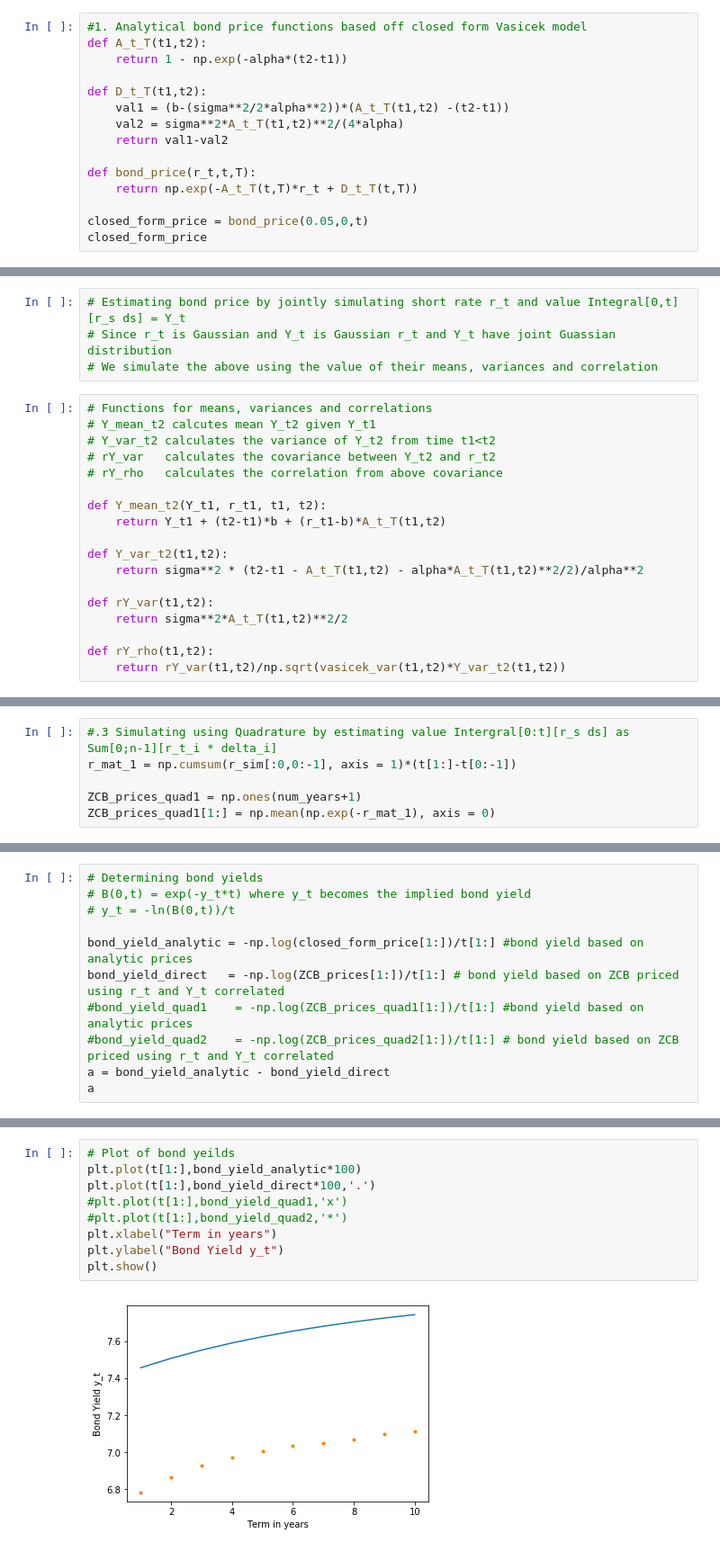
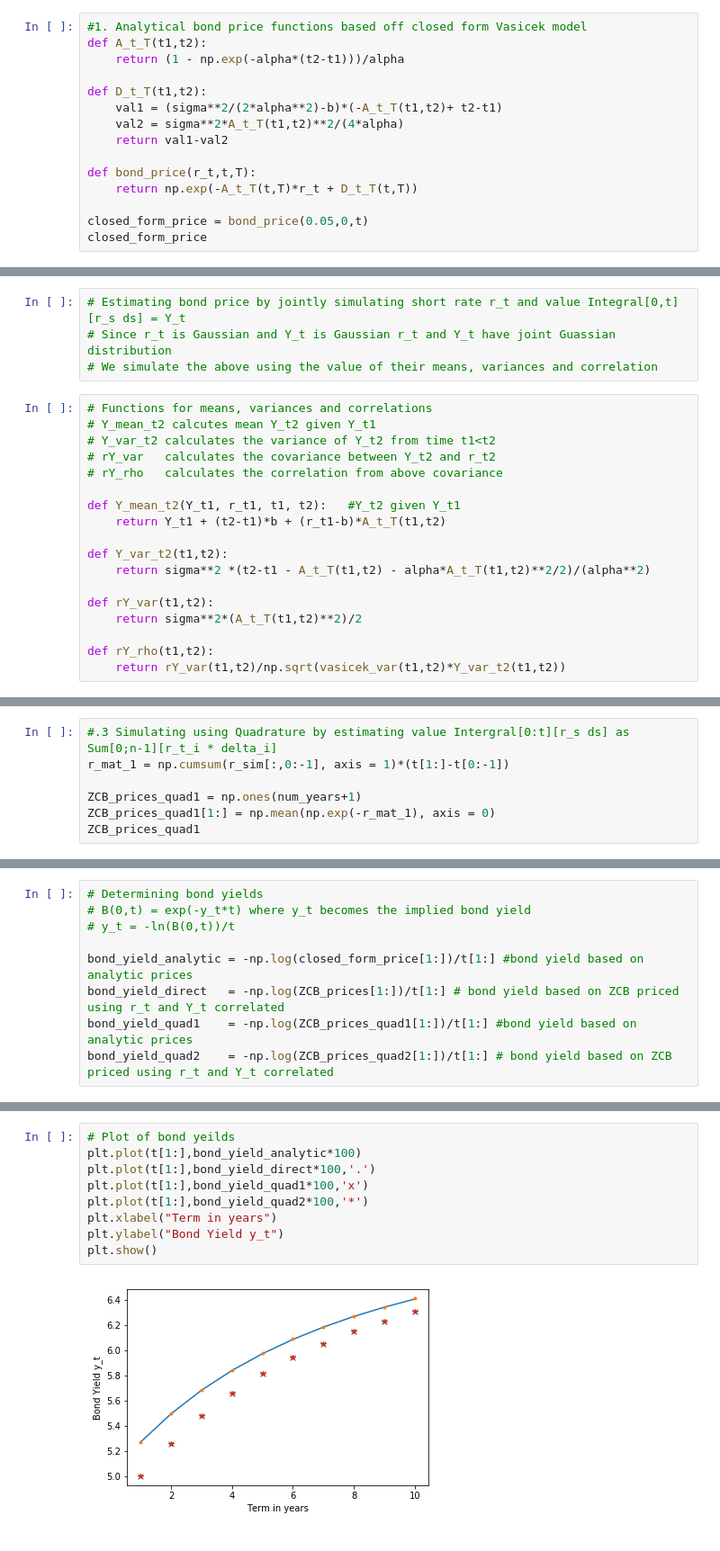
Before and after one commit to StephanKalika/Interest_Rate_Modelling, a Jupyter notebook: Pricing_Zero_Coupon_Bond.ipynb, the cells around one changed output, grey strips where cells are left out. Shown at 90% size. Drawn from its saved outputs; the diff is of its cells as text.

Commit message:
zero coupon bond pricing

```diff
--- a/Pricing_Zero_Coupon_Bond.ipynb
+++ b/Pricing_Zero_Coupon_Bond.ipynb
@@ -38,10 +41,10 @@ def vasicek_var(t1,t2):
 # %%
 #1. Analytical bond price functions based off closed form Vasicek model
 def A_t_T(t1,t2):
-    return 1 - np.exp(-alpha*(t2-t1))
+    return (1 - np.exp(-alpha*(t2-t1)))/alpha
 
 def D_t_T(t1,t2):
-    val1 = (b-(sigma**2/2*alpha**2))*(A_t_T(t1,t2) -(t2-t1))
+    val1 = (sigma**2/(2*alpha**2)-b)*(-A_t_T(t1,t2)+ t2-t1)
     val2 = sigma**2*A_t_T(t1,t2)**2/(4*alpha)
     return val1-val2
 
@@ -65,14 +68,14 @@ array([1.        , 0.92813567, 0.86055854, 0.79724637, 0.7381017 ,
 # rY_var   calculates the covariance between Y_t2 and r_t2
 # rY_rho   calculates the correlation from above covariance
 
-def Y_mean_t2(Y_t1, r_t1, t1, t2):
+def Y_mean_t2(Y_t1, r_t1, t1, t2):   #Y_t2 given Y_t1
     return Y_t1 + (t2-t1)*b + (r_t1-b)*A_t_T(t1,t2)
 
 def Y_var_t2(t1,t2):
-    return sigma**2 * (t2-t1 - A_t_T(t1,t2) - alpha*A_t_T(t1,t2)**2/2)/alpha**2
+    return sigma**2 *(t2-t1 - A_t_T(t1,t2) - alpha*A_t_T(t1,t2)**2/2)/(alpha**2)
 
 def rY_var(t1,t2):
-    return sigma**2*A_t_T(t1,t2)**2/2
+    return sigma**2*(A_t_T(t1,t2)**2)/2
 
 def rY_rho(t1,t2):
     return rY_var(t1,t2)/np.sqrt(vasicek_var(t1,t2)*Y_var_t2(t1,t2))
@@ -107,7 +110,8 @@ array([1.        , 0.93442602, 0.87174026, 0.81234737, 0.75662461,
 # %%
 #.3 Simulating using Quadrature by estimating value Intergral[0:t][r_s ds] as Sum[0;n-1][r_t_i * delta_i]
-r_mat_1 = np.cumsum(r_sim[:0,0:-1], axis = 1)*(t[1:]-t[0:-1])
+r_mat_1 = np.cumsum(r_sim[:,0:-1], axis = 1)*(t[1:]-t[0:-1])
 
 ZCB_prices_quad1 = np.ones(num_years+1)
 ZCB_prices_quad1[1:] = np.mean(np.exp(-r_mat_1), axis = 0)
+ZCB_prices_quad1
 # %% [output]
@@ -137,7 +148,5 @@ plt.show()
 
 bond_yield_analytic = -np.log(closed_form_price[1:])/t[1:] #bond yield based on analytic prices
 bond_yield_direct   = -np.log(ZCB_prices[1:])/t[1:] # bond yield based on ZCB priced using r_t and Y_t correlated
-#bond_yield_quad1    = -np.log(ZCB_prices_quad1[1:])/t[1:] #bond yield based on analytic prices
-#bond_yield_quad2    = -np.log(ZCB_prices_quad2[1:])/t[1:] # bond yield based on ZCB priced using r_t and Y_t correlated
-a = bond_yield_analytic - bond_yield_direct
-a
+bond_yield_quad1    = -np.log(ZCB_prices_quad1[1:])/t[1:] #bond yield based on analytic prices
+bond_yield_quad2    = -np.log(ZCB_prices_quad2[1:])/t[1:] # bond yield based on ZCB priced using r_t and Y_t correlated
@@ -147,11 +153,11 @@ array([0.00675454, 0.00645493, 0.00625477, 0.0061964 , 0.00620435,
 # %%
 # Plot of bond yeilds
 plt.plot(t[1:],bond_yield_analytic*100)
 plt.plot(t[1:],bond_yield_direct*100,'.')
-#plt.plot(t[1:],bond_yield_quad1,'x')
-#plt.plot(t[1:],bond_yield_quad2,'*')
+plt.plot(t[1:],bond_yield_quad1*100,'x')
+plt.plot(t[1:],bond_yield_quad2*100,'*')
 plt.xlabel("Term in years")
 plt.ylabel("Bond Yield y_t")
 plt.show()
 # %% [output]
-[figure, old version]
+[figure, new version]
```
Also changed, not shown: parts of 8 cells of this notebook.
